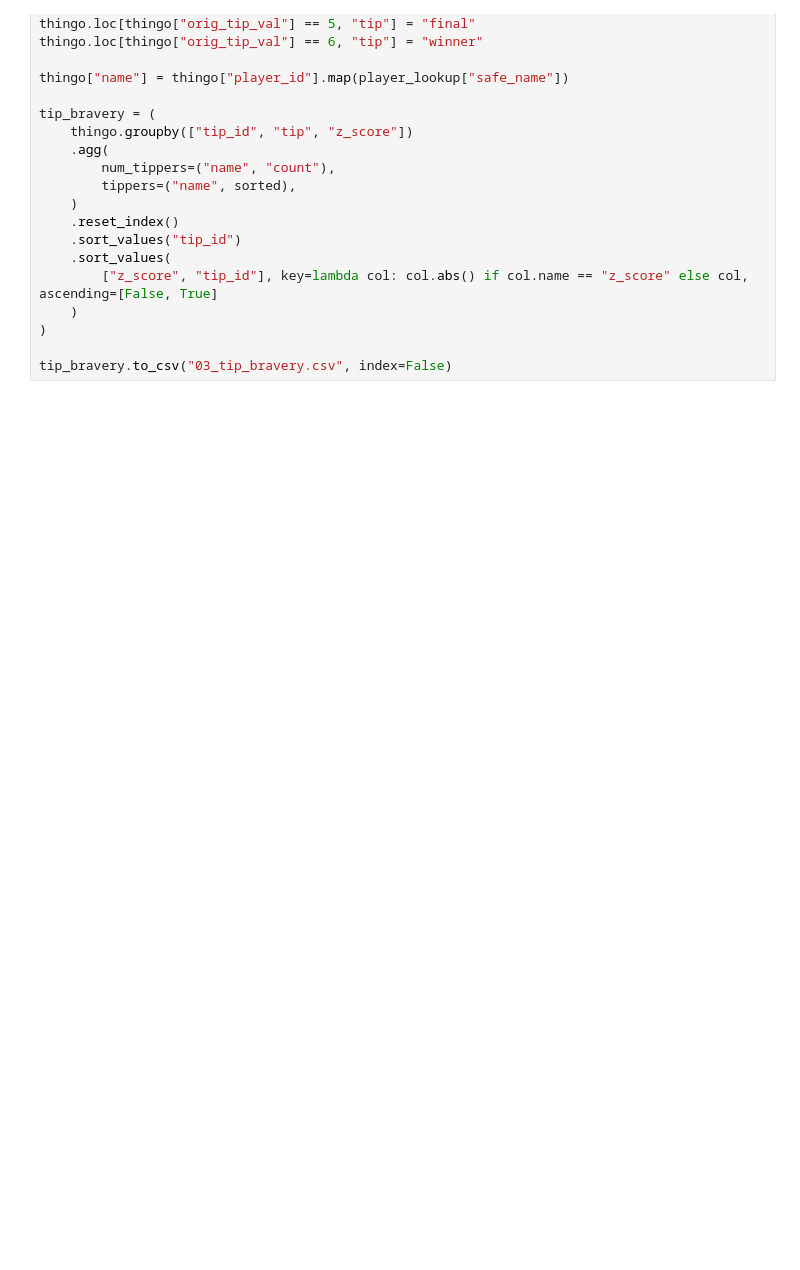
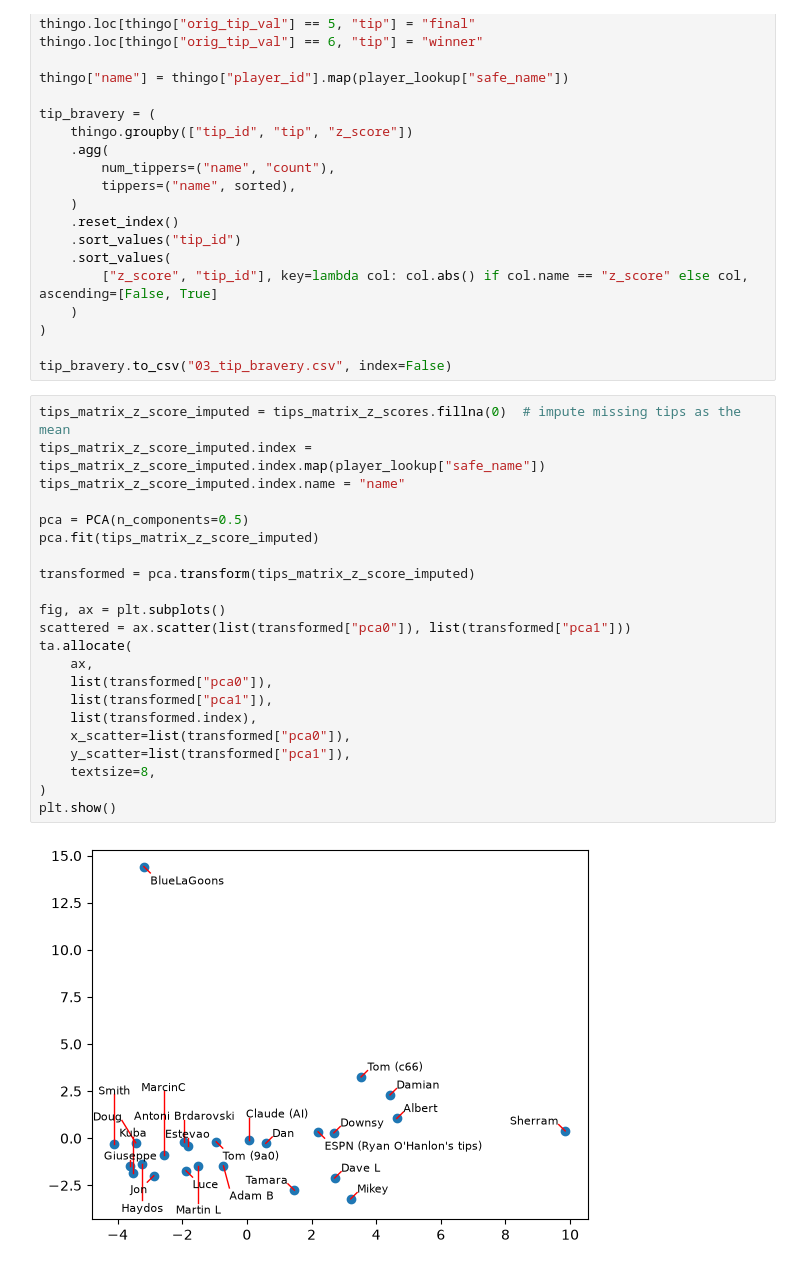
Before and after one commit to adambasile/wc26-tipping, a Jupyter notebook: 03_analyse.ipynb, the cells around one changed output. Cells and saved outputs as stored; diff of their text form; blank space fills up the shorter version.

```diff
--- a/03_analyse.ipynb
+++ b/03_analyse.ipynb
@@ -55,3 +63,27 @@ tip_bravery = (
 )
 
 tip_bravery.to_csv("03_tip_bravery.csv", index=False)
+# %%
+tips_matrix_z_score_imputed = tips_matrix_z_scores.fillna(0)  # impute missing tips as the mean
+tips_matrix_z_score_imputed.index = tips_matrix_z_score_imputed.index.map(player_lookup["safe_name"])
+tips_matrix_z_score_imputed.index.name = "name"
+
+pca = PCA(n_components=0.5)
+pca.fit(tips_matrix_z_score_imputed)
+
+transformed = pca.transform(tips_matrix_z_score_imputed)
+
+fig, ax = plt.subplots()
+scattered = ax.scatter(list(transformed["pca0"]), list(transformed["pca1"]))
+ta.allocate(
+    ax,
+    list(transformed["pca0"]),
+    list(transformed["pca1"]),
+    list(transformed.index),
+    x_scatter=list(transformed["pca0"]),
+    y_scatter=list(transformed["pca1"]),
+    textsize=8,
+)
+plt.show()
+# %% [output]
+[figure, added]
```
Also changed, not shown: parts of 4 cells of this notebook, 2 other files.
